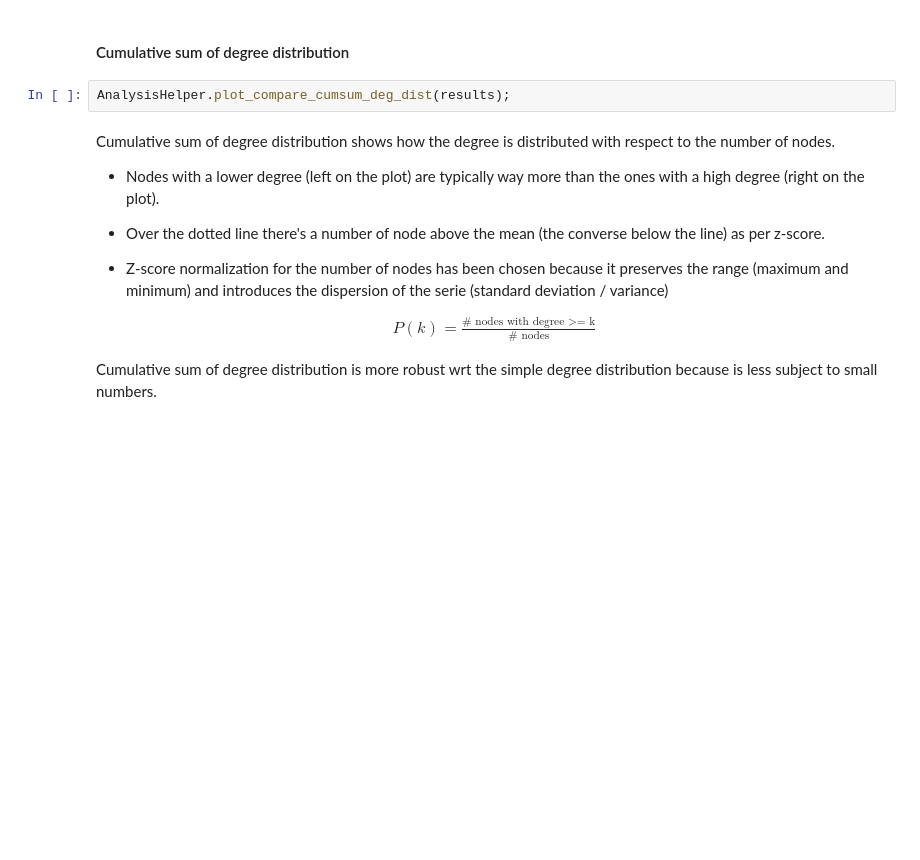
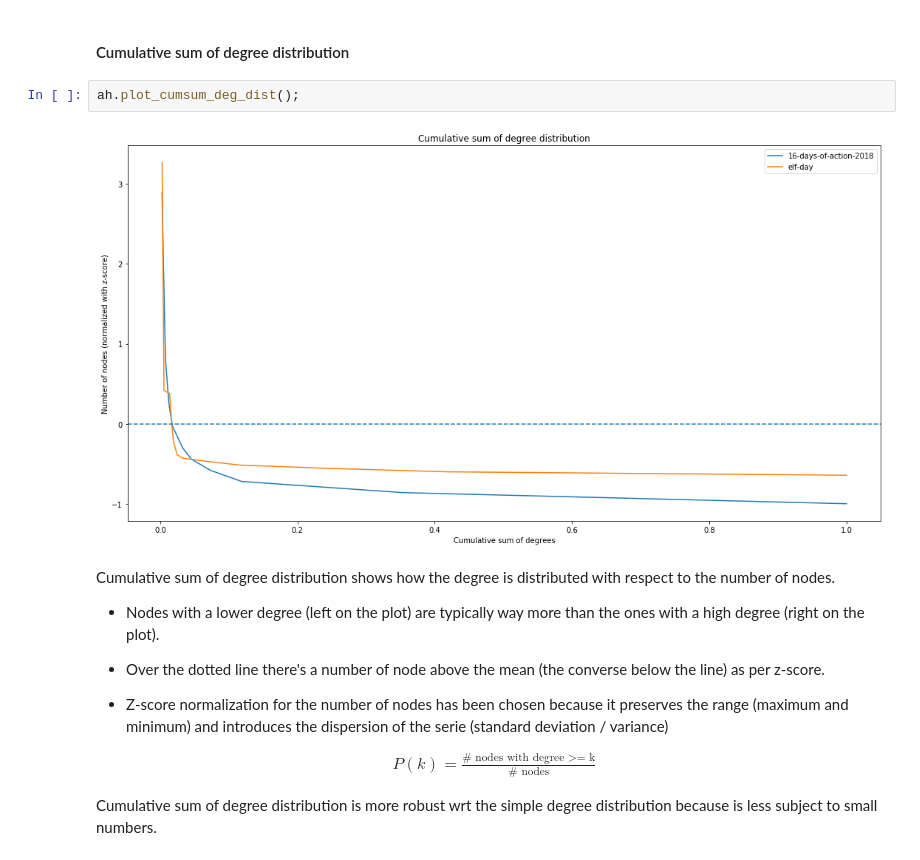
Before and after one commit to flaprimo/twitter-network-analysis, a Jupyter notebook: analysis_infomap.ipynb, the cells around one changed output. Cells and saved outputs as stored; diff of their text form; blank space fills up the shorter version.

Commit message:
completed analysis helper refactoring

```diff
--- a/analysis_infomap.ipynb
+++ b/analysis_infomap.ipynb
@@ -249,8 +249,10 @@ Survey of community measures: https://github.com/Lab41/survey-community-detectio
 * *Flake-ODF*: Fraction of the number of nodes that have fewer internal connections than external connections to the number of nodes (ns) in subset S. Higher the better.
 # %% [markdown]
 #### Cumulative sum of degree distribution
-# %%
-AnalysisHelper.plot_compare_cumsum_deg_dist(results);
+# %%
+ah.plot_cumsum_deg_dist();
+# %% [output]
+[figure, added]
 # %% [markdown]
 Cumulative sum of degree distribution shows how the degree is distributed with respect to the number of nodes.
 
```
Also changed, not shown: parts of 18 cells of this notebook, 1 other file.
